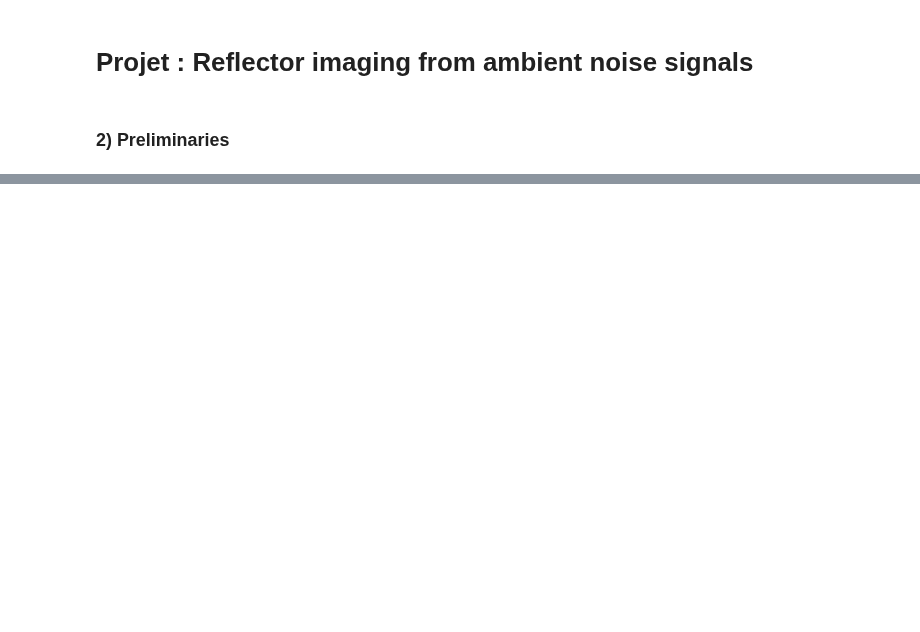
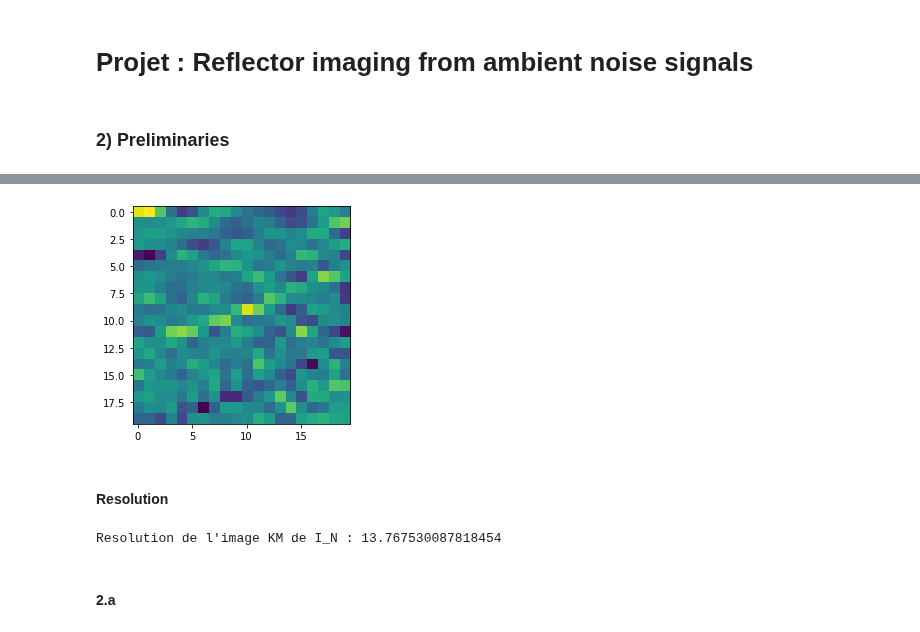
Before and after one commit to rafaelbrutti/MVA, a Jupyter notebook: Problem Inverse/Reflector imaging from ambient noise signals.ipynb, the cells around one changed output, grey strips where cells are left out. Drawn from its saved outputs; the diff is of its cells as text; code cells hidden in the pictures; blank space fills up the shorter version.

```diff
--- a/Problem Inverse/Reflector imaging from ambient noise signals.ipynb
+++ b/Problem Inverse/Reflector imaging from ambient noise signals.ipynb
@@ -73,0 +79,25 @@ plt.show()
+# %%
+def KM_images(y_S, x, y):
+    L = x.shape[0]
+    a = y_S.shape[0]
+
+    image = np.zeros((a,a))
+    for s in range(a):
+        I_N = 0
+        for j in range(L):
+            for l in range(L):
+                tau1 = np.linalg.norm(x[j]-y_S[s,:], axis = 1)
+                tau2 = np.linalg.norm(x[l]-y_S[s,:], axis = 1)
+
+                I_N += expectation_cross_correlation(tau1 + tau2, x[j],x[l],y)
+        image[s,:] = I_N.real
+
+    return image
+# %%
+Image = KM_images(y_S, x, y)
+plt.imshow(Image)
+plt.show()
+# %% [output]
+[figure, added]
+# %% [markdown]
+#### Resolution
@@ -73,0 +109,7 @@ plt.show()
+# %%
+R = resolution(Image)
+print("Resolution de l'image KM de I_N : " + str(R))
+# %% [output]
+Resolution de l'image KM de I_N : 13.767530087818454
+# %% [markdown]
+#### 2.a
```
Also changed, not shown: parts of 9 cells of this notebook.
